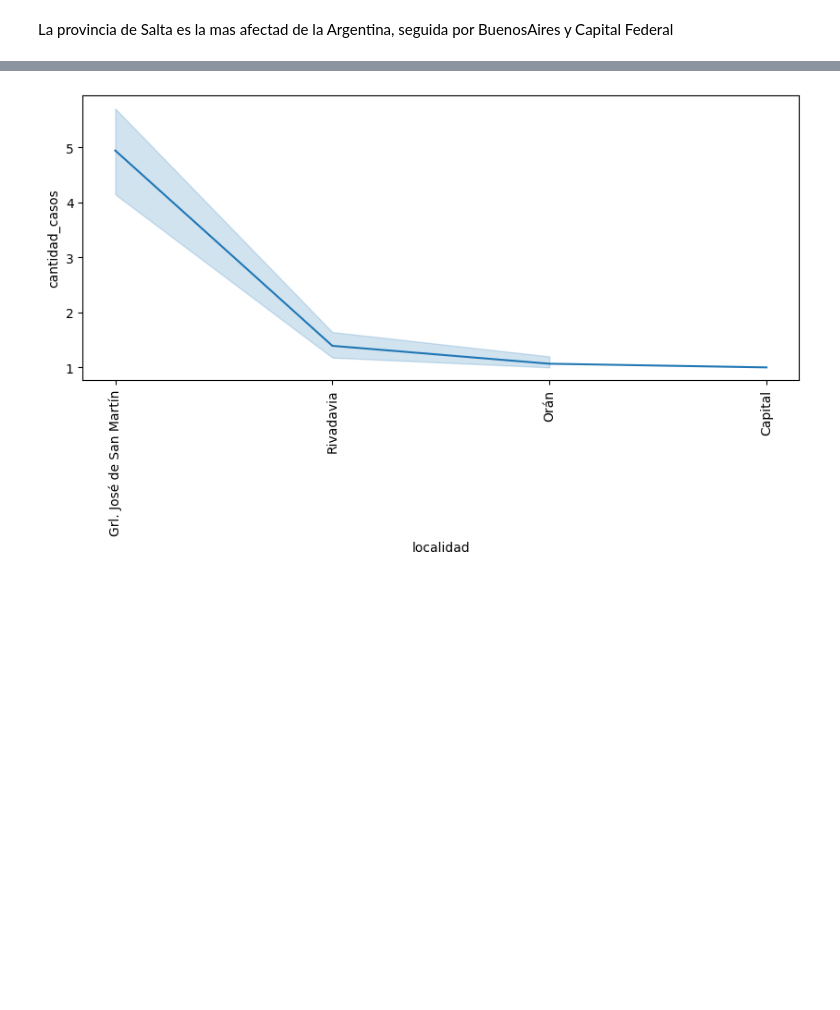
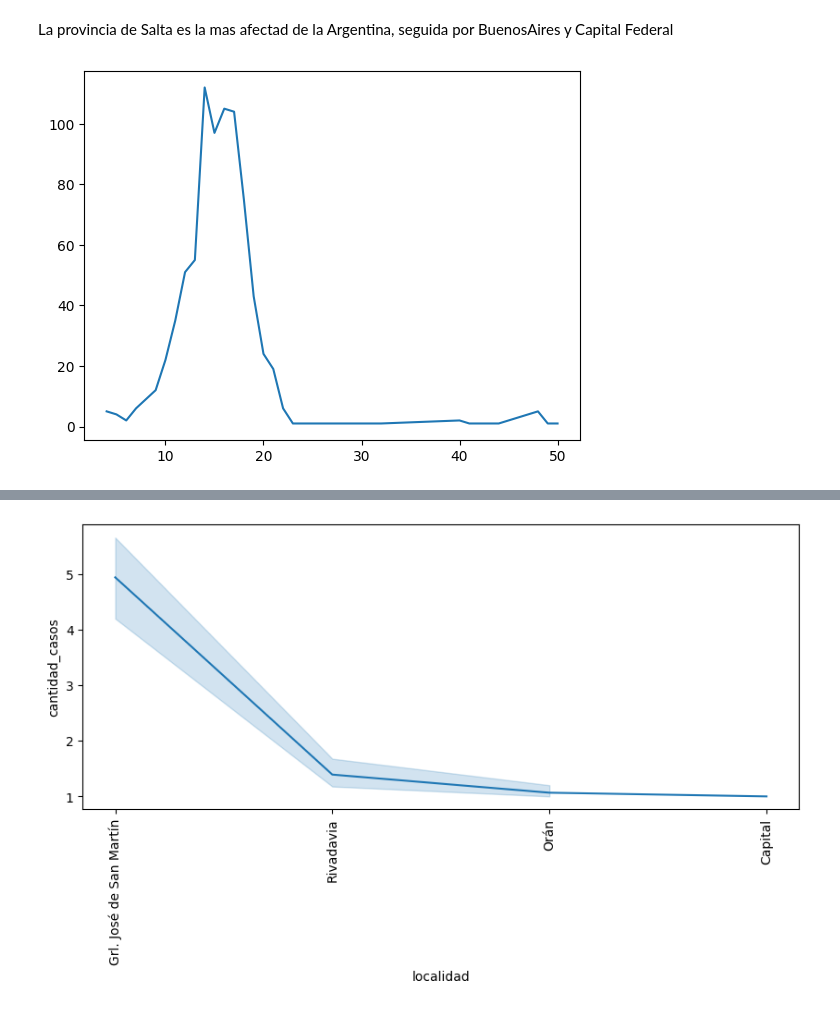
Before and after one commit to diegomaneyro/Dengue, a Jupyter notebook: datos/limpieza/eda/eda.ipynb, the cells around one changed output, grey strips where cells are left out. Drawn from its saved outputs; the diff is of its cells as text; code cells hidden in the pictures; blank space fills up the shorter version.

```diff
--- a/datos/limpieza/eda/eda.ipynb
+++ b/datos/limpieza/eda/eda.ipynb
@@ -135,3 +132,23 @@ plt.show()
 [figure]
 # %% [markdown]
 La provincia de Salta es la mas afectad de la Argentina, seguida por BuenosAires y Capital Federal
+# %%
+# Filtrar los datos solo para la provincia de Salta
+data_salta = df
+
+# Agrupar los casos por semana epidemiológica y calcular la suma
+casos_por_semana = data_salta.groupby('semanas_epidemiologicas')['cantidad_casos'].sum()
+
+# Crear la gráfica de línea
+plt.plot(casos_por_semana.index, casos_por_semana.values)
+
+# Configurar etiquetas y título del gráfico
+plt.xlabel=('Semanas Epidemiológicas')
+plt.ylabel=('Cantidad de Casos')
+plt.title=('Casos de Dengue en Salta por Semana Epidemiológica')
+
+
+# Mostrar la gráfica
+plt.show()
+# %% [output]
+[figure, added]
```
Also changed, not shown: parts of 9 cells of this notebook, 13 other files.
